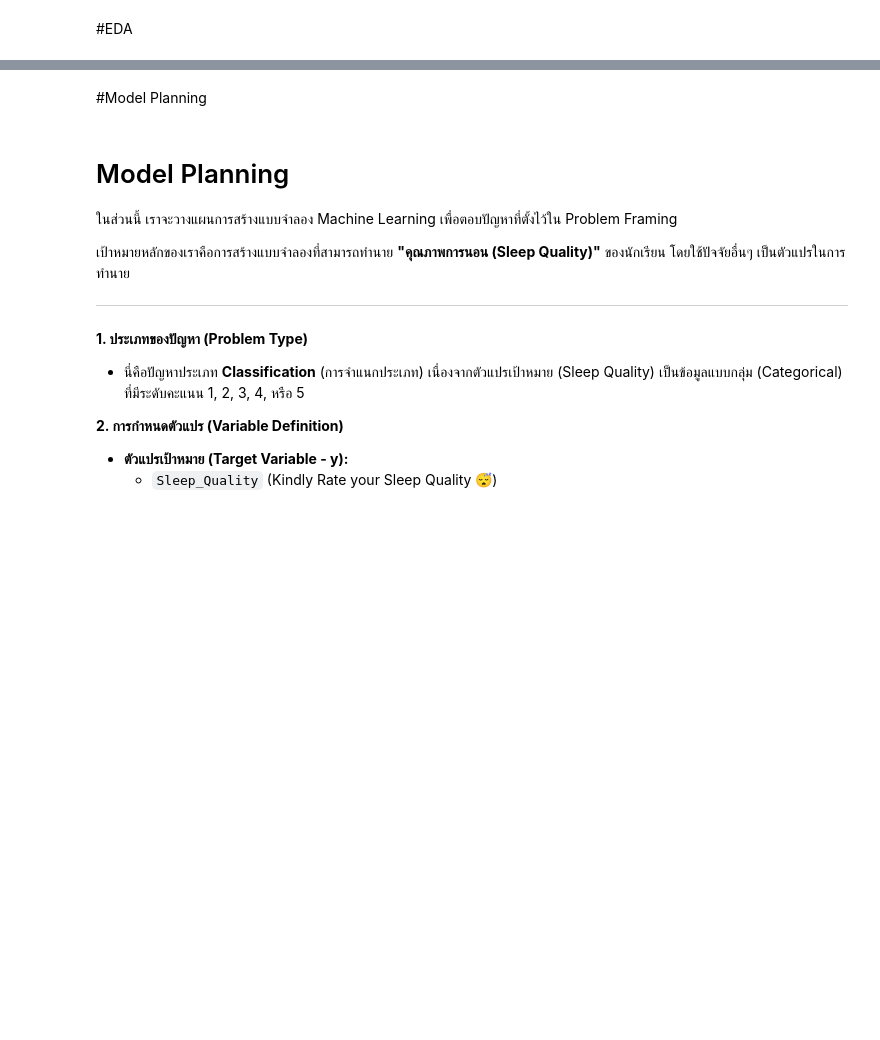
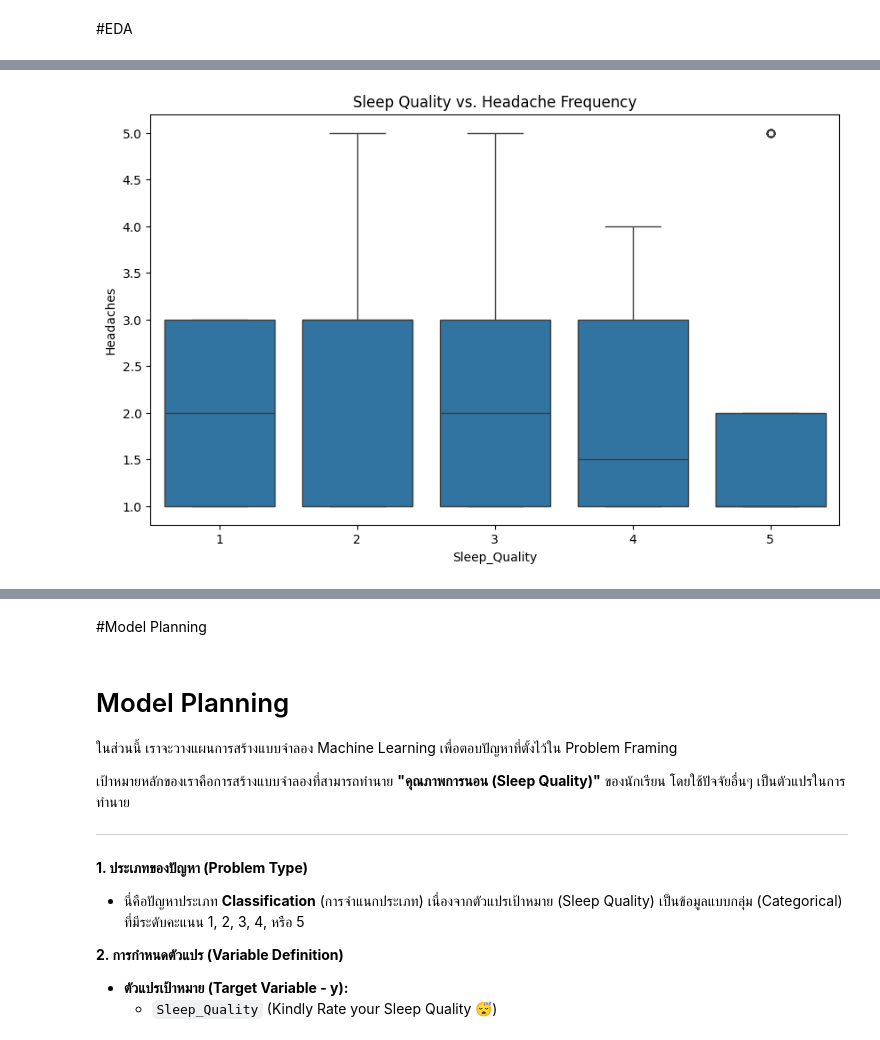
Before and after one commit to Phassakorn512/CS240-termproject, a Jupyter notebook: termproject.ipynb, the cells around one changed output, grey strips where cells are left out. Saved outputs shown, nothing was run; the diff lists cells and outputs as text; code cells hidden in the pictures; blank space fills up the shorter version.

```diff
--- a/termproject.ipynb
+++ b/termproject.ipynb
@@ -264,0 +286,8 @@ plt.show()
+# %%
+# สร้างกราฟ boxplot โดยให้ Sleep Quality (แกน X) เทียบกับ Headache Frequency (แกน Y)
+plt.figure(figsize=(10, 6))
+sb.boxplot(x='Sleep_Quality', y="Headaches", data=df)
+plt.title('Sleep Quality vs. Headache Frequency')
+plt.show()
+# %% [output]
+[figure, added]
```
Also changed, not shown: parts of 20 cells of this notebook.
